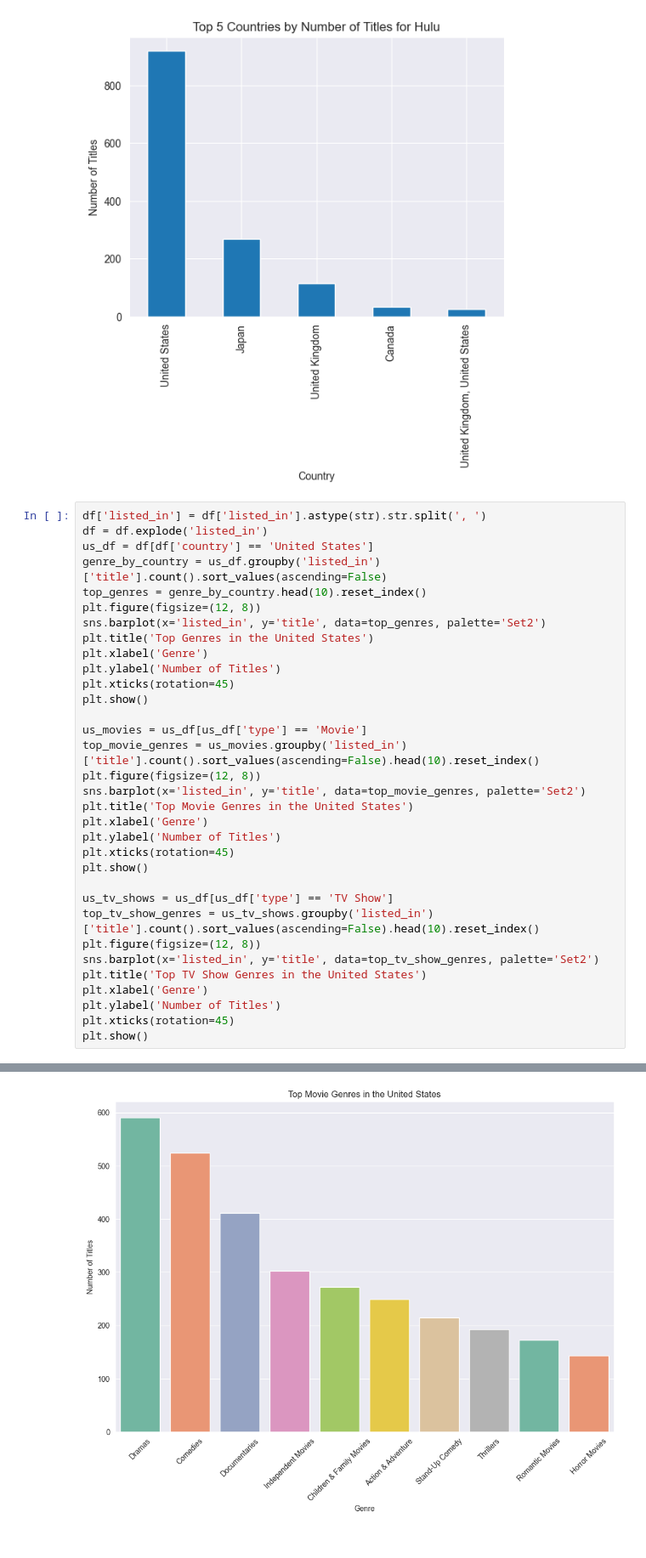
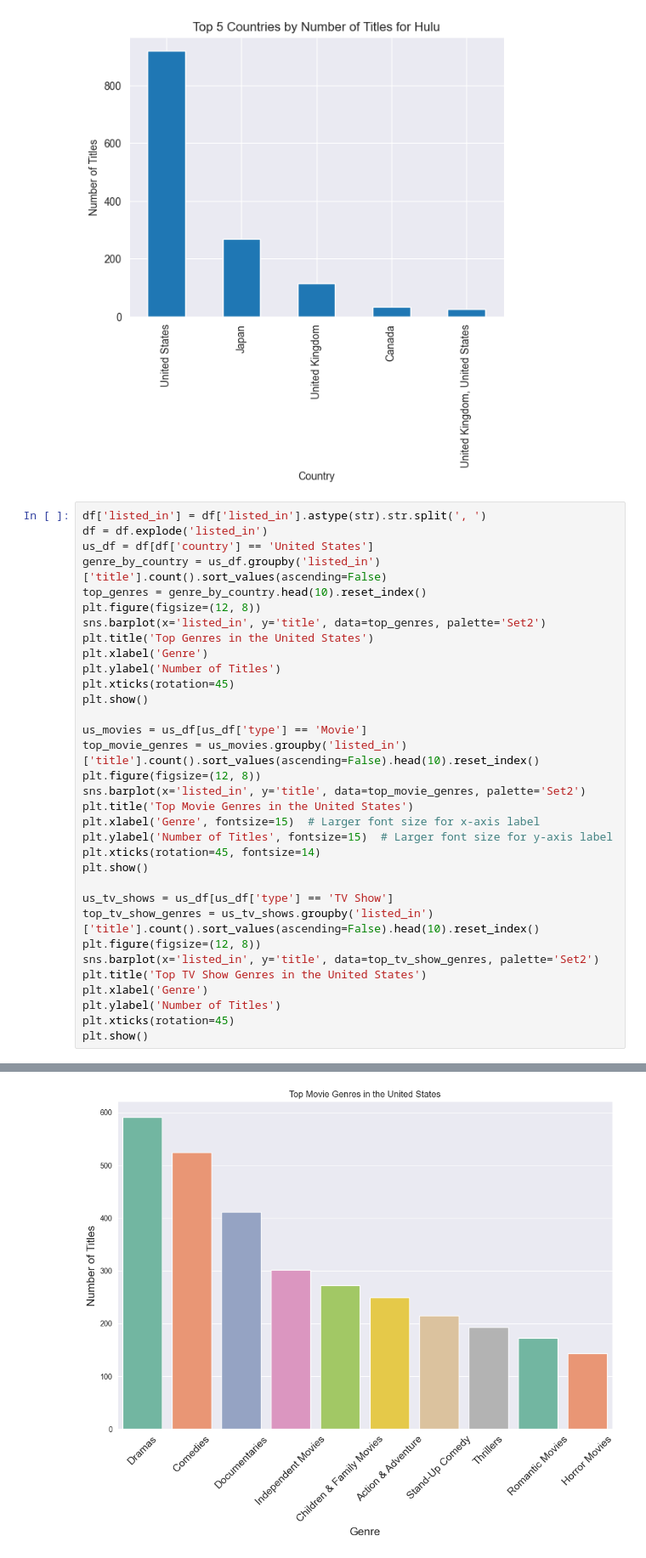
Before and after one commit to Arleee1/Zuckflix, a Jupyter notebook: MetaDataAnalysis.ipynb, the cells around one changed output, grey strips where cells are left out. Shown at 85% size. Drawn from its saved outputs; the diff is of its cells as text.

Commit message:
adjust font size

```diff
--- a/MetaDataAnalysis.ipynb
+++ b/MetaDataAnalysis.ipynb
@@ -238,9 +238,9 @@ top_movie_genres = us_movies.groupby('listed_in')['title'].count().sort_values(a
 plt.figure(figsize=(12, 8))
 sns.barplot(x='listed_in', y='title', data=top_movie_genres, palette='Set2')
 plt.title('Top Movie Genres in the United States')
-plt.xlabel('Genre')
-plt.ylabel('Number of Titles')
-plt.xticks(rotation=45)
+plt.xlabel('Genre', fontsize=15)  # Larger font size for x-axis label
+plt.ylabel('Number of Titles', fontsize=15)  # Larger font size for y-axis label
+plt.xticks(rotation=45, fontsize=14)
 plt.show()
 
 us_tv_shows = us_df[us_df['type'] == 'TV Show']
@@ -262,11 +256,11 @@ See the caveats in the documentation: https://pandas.pydata.org/pandas-docs/stab
 Passing `palette` without assigning `hue` is deprecated and will be removed in v0.14.0. Assign the `x` variable to `hue` and set `legend=False` for the same effect.
 
   sns.barplot(x='listed_in', y='title', data=top_genres, palette='Set2')
 [figure]
 Passing `palette` without assigning `hue` is deprecated and will be removed in v0.14.0. Assign the `x` variable to `hue` and set `legend=False` for the same effect.
 
   sns.barplot(x='listed_in', y='title', data=top_movie_genres, palette='Set2')
-[figure, old version]
+[figure, new version]
 Passing `palette` without assigning `hue` is deprecated and will be removed in v0.14.0. Assign the `x` variable to `hue` and set `legend=False` for the same effect.
 
   sns.barplot(x='listed_in', y='title', data=top_tv_show_genres, palette='Set2')
```
Also changed, not shown: parts of 1 cell of this notebook.
